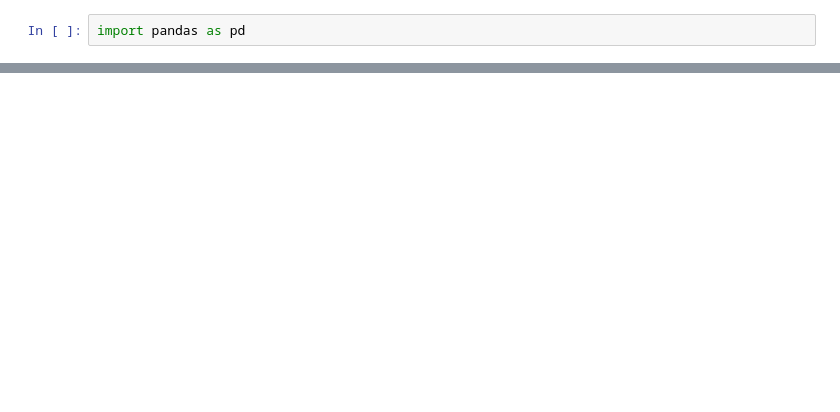
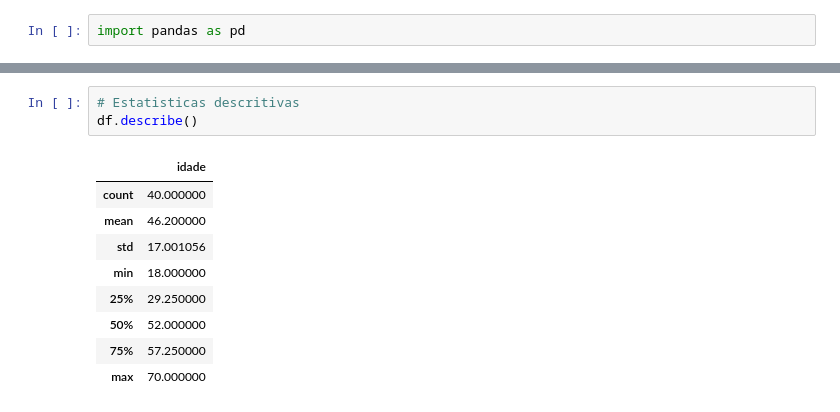
Before and after one commit to ericksonlopes/Practicing_Pandas, a Jupyter notebook: manipulando_dados.ipynb, the cells around one changed output, grey strips where cells are left out. Saved outputs shown, nothing was run; the diff lists cells and outputs as text; blank space fills up the shorter version.

```diff
--- a/manipulando_dados.ipynb
+++ b/manipulando_dados.ipynb
@@ -43,0 +113,13 @@ Name: nome, dtype: object
+# %%
+# Estatisticas descritivas
+df.describe()
+# %% [output]
+|  | idade |
+| count | 40.000000 |
+| mean | 46.200000 |
+| std | 17.001056 |
+| min | 18.000000 |
+| 25% | 29.250000 |
+| 50% | 52.000000 |
+| 75% | 57.250000 |
+| max | 70.000000 |
```
Also changed, not shown: parts of 17 cells of this notebook, 2 other files.
